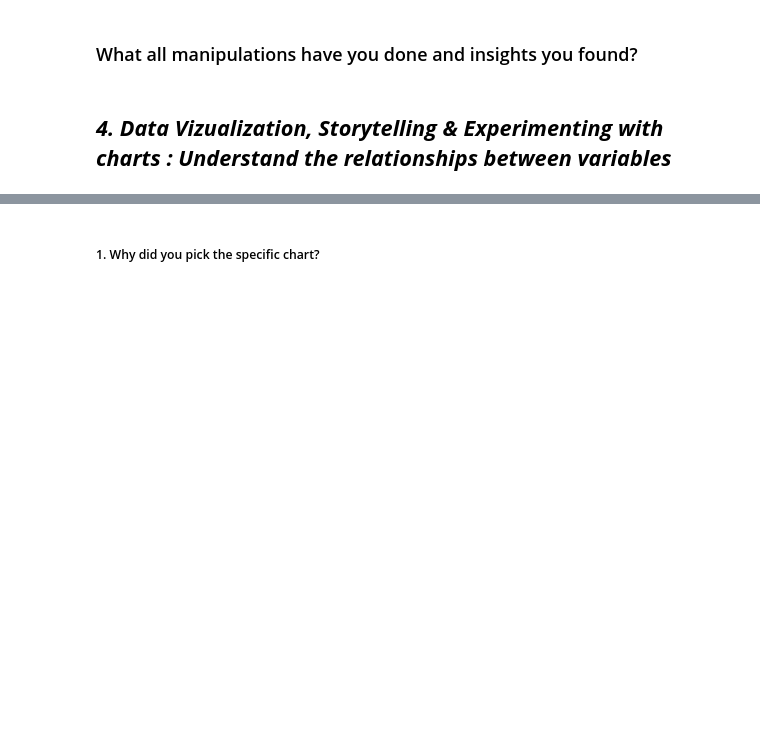
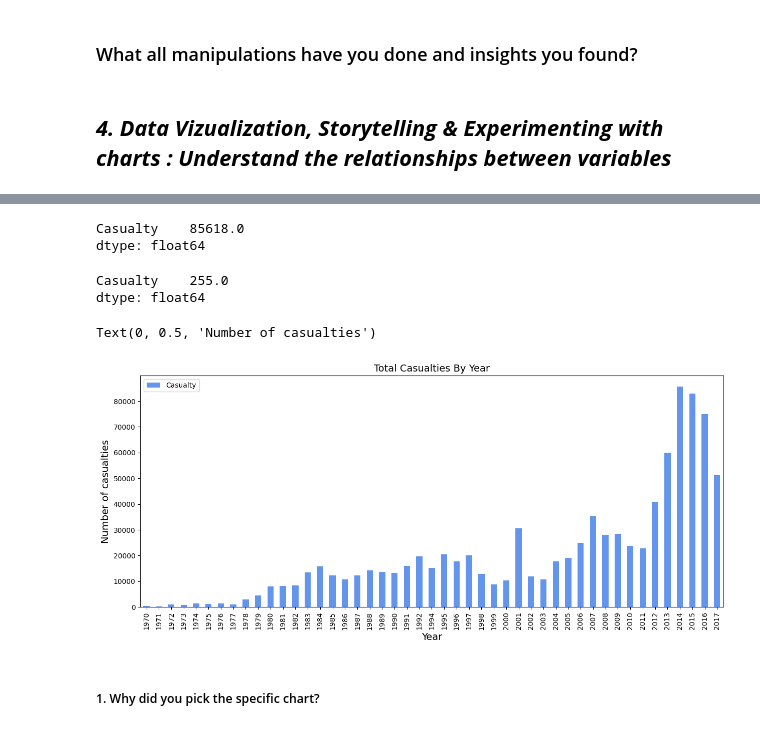
Before and after one commit to amolwagh77/Exploratory-Data-Analysis---Global-Terrorism, a Jupyter notebook: Sample EDA Submission Template.ipynb, the cells around one changed output, grey strips where cells are left out. Saved outputs shown, nothing was run; the diff lists cells and outputs as text; code cells hidden in the pictures; blank space fills up the shorter version.

```diff
--- a/Sample EDA Submission Template.ipynb
+++ b/Sample EDA Submission Template.ipynb
@@ -278,0 +317,3 @@ data.describe()
+# %%
+Total_casualties=data[['Year','Casualty']].groupby('Year').sum()
+Total_casualties.head()
@@ -279,3 +328,21 @@ data.describe()
+# %%
+Total_casualties.max()
+# %% [output]
+Casualty    85618.0
+dtype: float64
+# %%
+Total_casualties.min()
+# %% [output]
+Casualty    255.0
+dtype: float64
+# %%
+Total_casualties.plot(kind='bar',color="cornflowerblue",figsize=(15,6))
+plt.title('Total Casualties By Year',fontsize=(14))
+plt.xlabel('Year',fontsize=14)
+plt.ylabel('Number of casualties',fontsize=14)
+# %% [output]
+Text(0, 0.5, 'Number of casualties')
+[figure, added]
 # %% [markdown]
 ##### 1. Why did you pick the specific chart?
 # %% [markdown]
```
Also changed, not shown: parts of 41 cells of this notebook.
